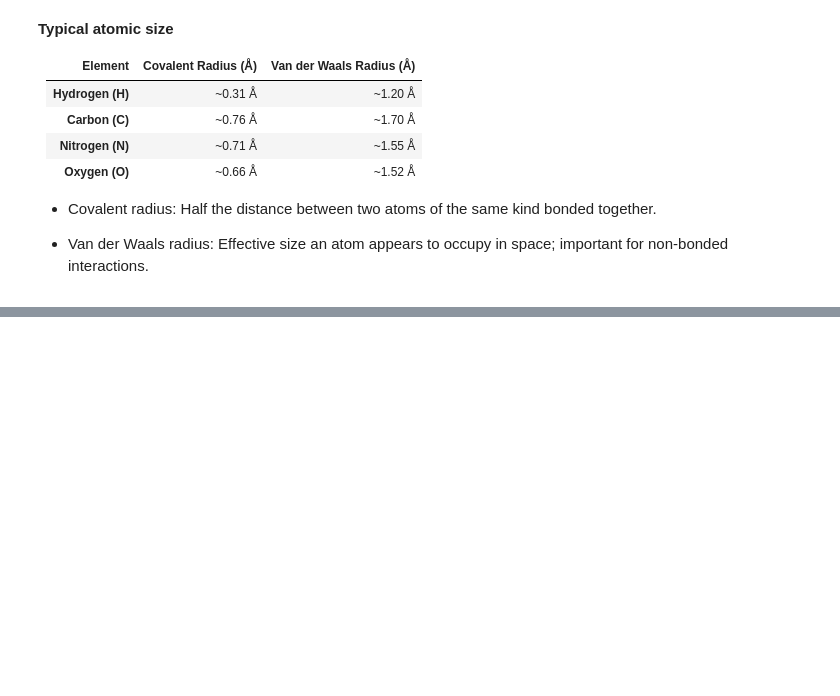
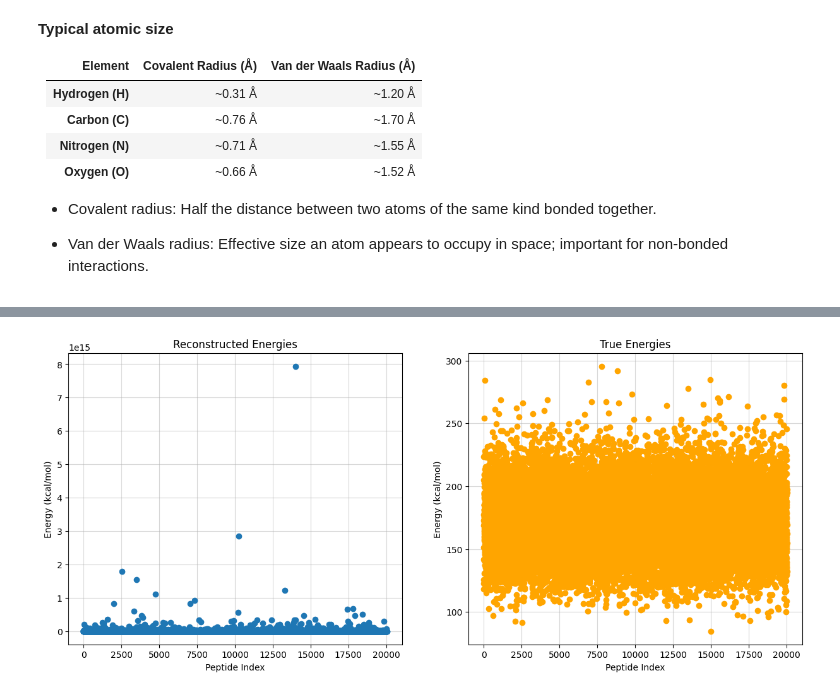
Before and after one commit to clod2000/GenAI-for-peptides, a Jupyter notebook: FULL_ATOM/CODES/notebook_meeting.ipynb, the cells around one changed output, grey strips where cells are left out. Saved outputs shown, nothing was run; the diff lists cells and outputs as text; code cells hidden in the pictures; blank space fills up the shorter version.

```diff
--- a/FULL_ATOM/CODES/notebook_meeting.ipynb
+++ b/FULL_ATOM/CODES/notebook_meeting.ipynb
@@ -460,0 +473,9 @@ plt.show()
+# %%
+pdbfile = '../DATA/raw/protein_only.pdb'
+physics_critic = EnergyCalculator(pdbfile)
+
+energies = [physics_critic(pos) for pos in pos_recon_rescaled_tensor]
+energies = torch.tensor(energies).cpu().numpy()
+
+true_energies = [physics_critic(data.pos) for data in dataset]
+true_energies = torch.tensor(true_energies).cpu().numpy()
@@ -460,0 +496,16 @@ plt.show()
+# %%
+# create to subplots with the energies
+fig, ax = plt.subplots(1, 2, figsize=(15, 6))
+ax[0].plot(np.arange(len(energies)), energies, 'o', label='Reconstructed Energies')
+ax[0].set_xlabel('Peptide Index')
+ax[0].set_ylabel('Energy (kcal/mol)')
+ax[0].set_title('Reconstructed Energies')
+ax[0].grid(alpha=0.5)
+
+ax[1].plot(np.arange(len(true_energies)), true_energies, 'o', label='True Energies', color='orange')
+ax[1].set_xlabel('Peptide Index')
+ax[1].set_ylabel('Energy (kcal/mol)')
+ax[1].set_title('True Energies')
+ax[1].grid(alpha=0.5)
+# %% [output]
+[figure, added]
```
Also changed, not shown: parts of 7 cells of this notebook, 12 other files.
